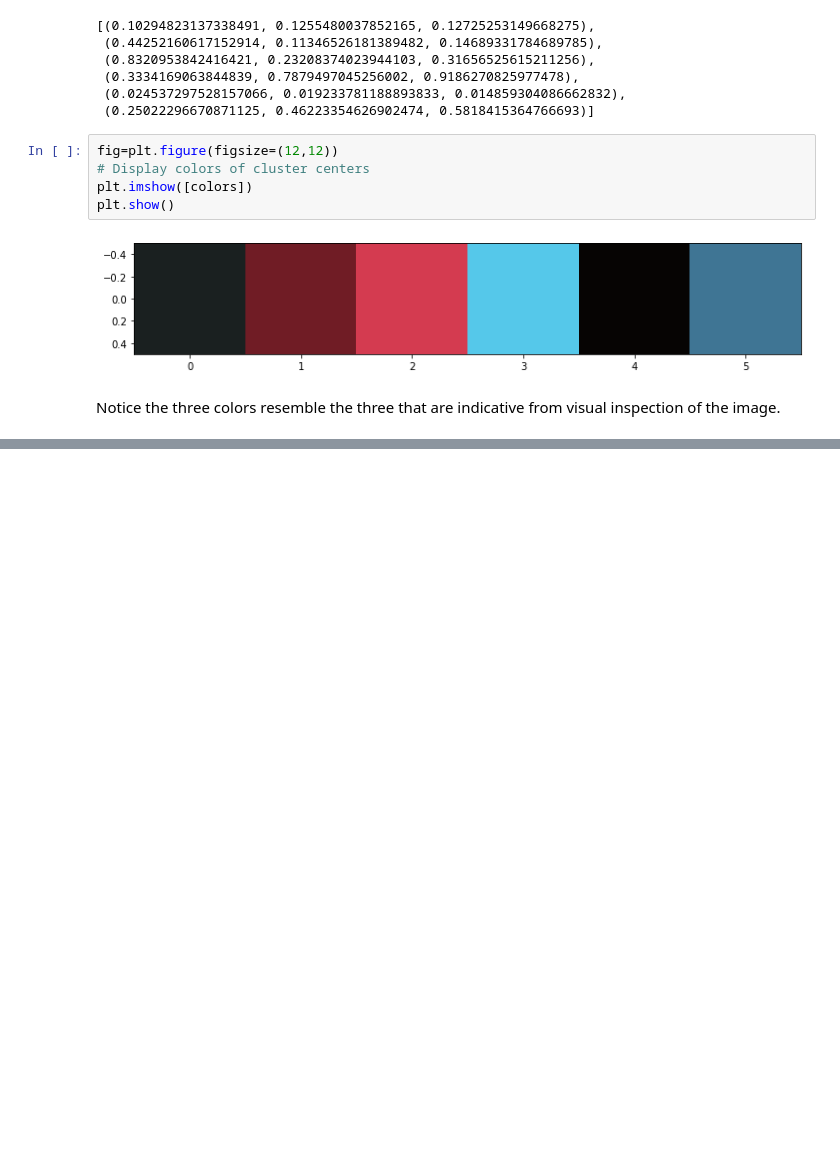
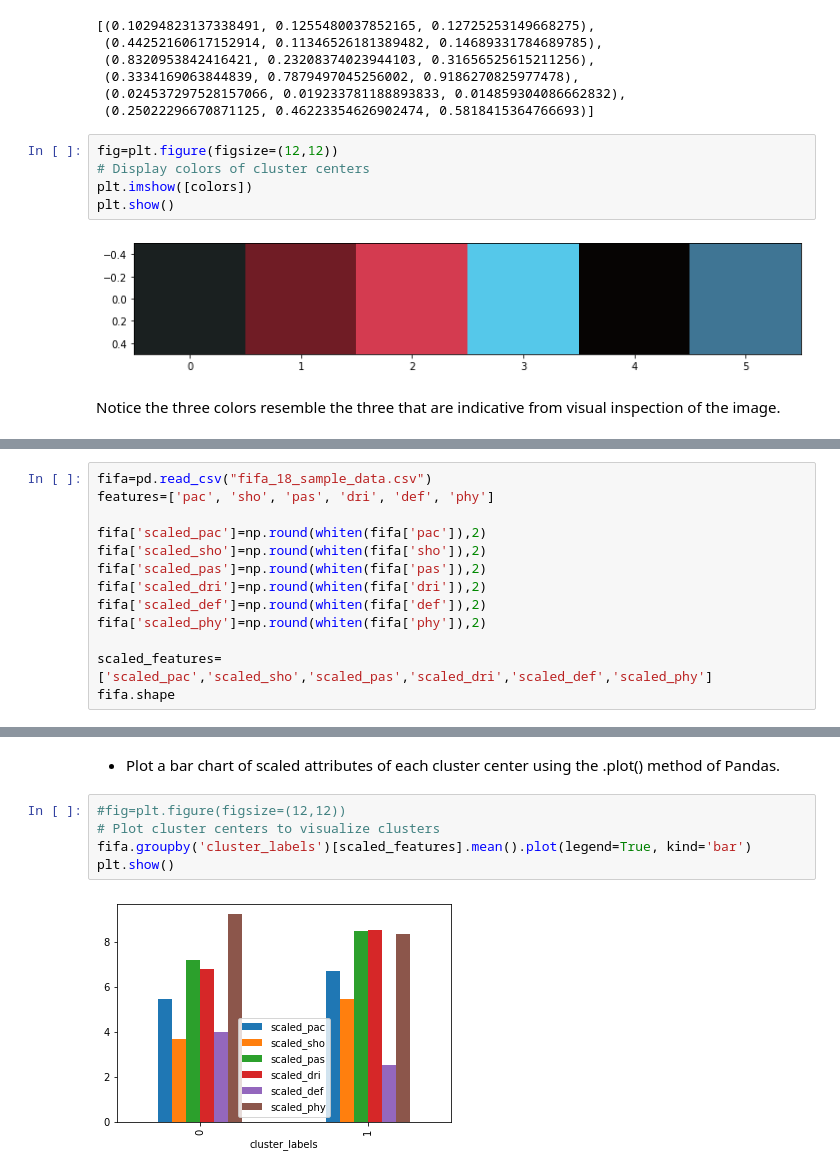
Before and after one commit to Aduzona/Machine_Learning, a Jupyter notebook: 15_ML_Other_Concepts/6_Cluster Analysis in Python/4_Clustering in Real World.ipynb, the cells around one changed output, grey strips where cells are left out. Drawn from its saved outputs; the diff is of its cells as text; blank space fills up the shorter version.

```diff
--- a/15_ML_Other_Concepts/6_Cluster Analysis in Python/4_Clustering in Real World.ipynb
+++ b/15_ML_Other_Concepts/6_Cluster Analysis in Python/4_Clustering in Real World.ipynb
@@ -245,0 +670,13 @@ plt.show()
+# %%
+fifa=pd.read_csv("fifa_18_sample_data.csv")
+features=['pac', 'sho', 'pas', 'dri', 'def', 'phy']
+
+fifa['scaled_pac']=np.round(whiten(fifa['pac']),2)
+fifa['scaled_sho']=np.round(whiten(fifa['sho']),2)
+fifa['scaled_pas']=np.round(whiten(fifa['pas']),2)
+fifa['scaled_dri']=np.round(whiten(fifa['dri']),2)
+fifa['scaled_def']=np.round(whiten(fifa['def']),2)
+fifa['scaled_phy']=np.round(whiten(fifa['phy']),2)
+
+scaled_features=['scaled_pac','scaled_sho','scaled_pas','scaled_dri','scaled_def','scaled_phy']
+fifa.shape
@@ -245,0 +701,9 @@ plt.show()
+# %% [markdown]
+* Plot a bar chart of scaled attributes of each cluster center using the .plot() method of Pandas.
+# %%
+#fig=plt.figure(figsize=(12,12))
+# Plot cluster centers to visualize clusters
+fifa.groupby('cluster_labels')[scaled_features].mean().plot(legend=True, kind='bar')
+plt.show()
+# %% [output]
+[figure, added]
```
Also changed, not shown: parts of 41 cells of this notebook, 1 other file.
